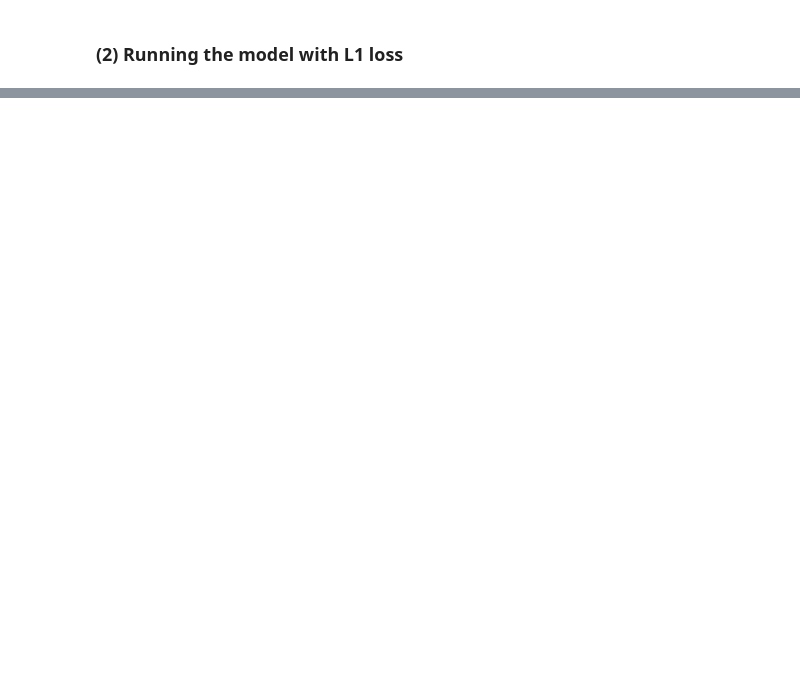
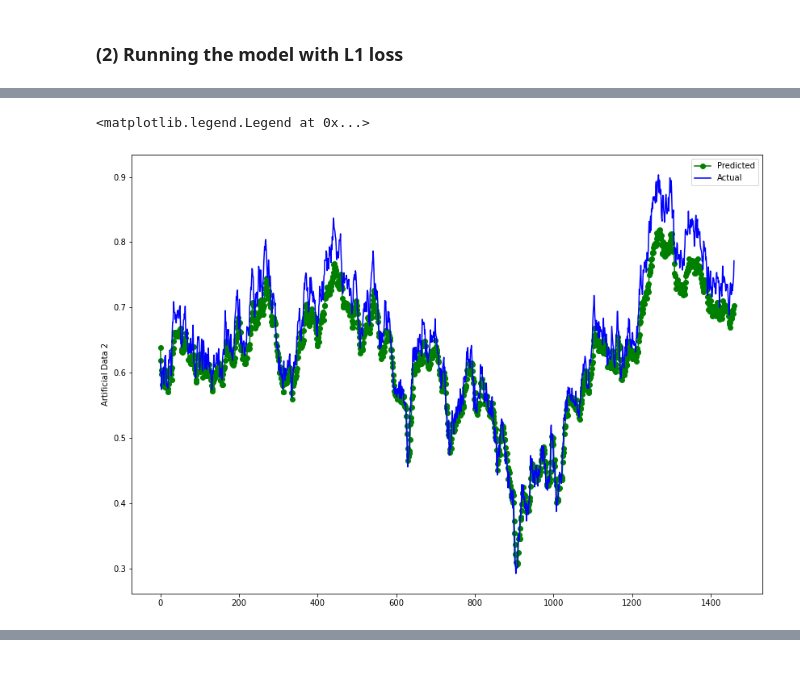
Before and after one commit to goodudetheboy/TimeSeriesWithNN, a Jupyter notebook: src/model/simple RNN.ipynb, the cells around one changed output, grey strips where cells are left out. Cells and saved outputs as stored; diff of their text form; code cells hidden in the pictures; blank space fills up the shorter version.

```diff
--- a/src/model/simple RNN.ipynb
+++ b/src/model/simple RNN.ipynb
@@ -1063,0 +1175,3 @@ plt.legend()
+# %%
+lr = 0.001
+rnn_art2_2, art2_train_l1, art2_test_l1, predictions, values = train(train_loader, test_loader, lr, model_type="RNN", loss_func = "l1")
@@ -1063,0 +1219,9 @@ plt.legend()
+# %%
+plt.figure(figsize=(14,10))
+plt.plot(np.asarray(predictions).reshape(-1,1), "-o", color="g", label="Predicted")
+plt.plot(np.asarray(values).reshape(-1,1), color="b", label="Actual")
+plt.ylabel('Artificial Data 2')
+plt.legend()
+# %% [output]
+<matplotlib.legend.Legend at 0x...>
+[figure, added]
```
Also changed, not shown: parts of 55 cells of this notebook.
